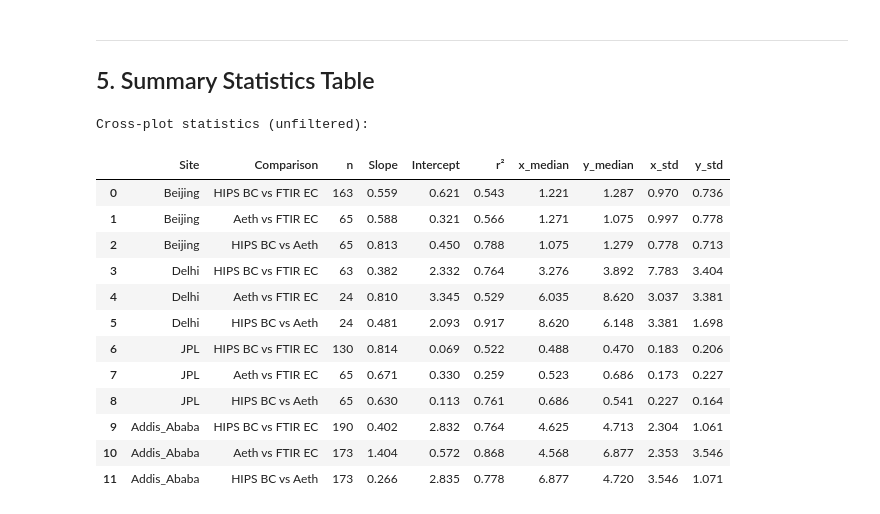
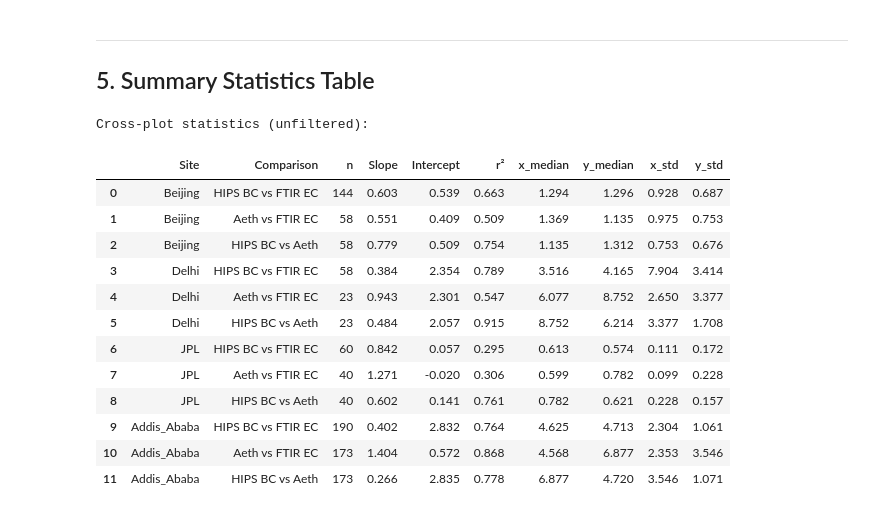
Before and after one commit to ahzs645/aethmodular, a Jupyter notebook: research/ftir_hips_chem/cross_plots_and_distributions_executed.ipynb, the cells around one changed output. Saved outputs shown, nothing was run; the diff lists cells and outputs as text; code cells hidden in the pictures.

```diff
--- a/research/ftir_hips_chem/cross_plots_and_distributions_executed.ipynb
+++ b/research/ftir_hips_chem/cross_plots_and_distributions_executed.ipynb
@@ -142,21 +182,21 @@ def plot_crossplot(data, x_col, y_col, x_label, y_label, title, ax, site_col='Si
 fig, axes = plt.subplots(1, 3, figsize=(18, 6))
 
 # 1. HIPS BC vs FTIR EC
-d = filter_wide.dropna(subset=['EC_ftir', 'HIPS_BC'])
+d = filter_clean.dropna(subset=['EC_ftir', 'HIPS_BC'])
 plot_crossplot(d, 'EC_ftir', 'HIPS_BC', 'FTIR EC (µg/m³)', 'HIPS Fabs/MAC (µg/m³)',
                'HIPS BC vs FTIR EC', axes[0])
 
 # 2. Aeth IR BCc vs FTIR EC
-d = filter_wide.dropna(subset=['EC_ftir', 'aeth_IR_BCc'])
+d = filter_clean.dropna(subset=['EC_ftir', 'aeth_IR_BCc'])
 plot_crossplot(d, 'EC_ftir', 'aeth_IR_BCc', 'FTIR EC (µg/m³)', 'Aeth IR BCc (µg/m³)',
                'Aeth IR BCc vs FTIR EC', axes[1])
 
 # 3. HIPS BC vs Aeth IR BCc
-d = filter_wide.dropna(subset=['HIPS_BC', 'aeth_IR_BCc'])
+d = filter_clean.dropna(subset=['HIPS_BC', 'aeth_IR_BCc'])
 plot_crossplot(d, 'aeth_IR_BCc', 'HIPS_BC', 'Aeth IR BCc (µg/m³)', 'HIPS Fabs/MAC (µg/m³)',
                'HIPS BC vs Aeth IR BCc', axes[2])
 
-fig.suptitle('Cross-Plots: All Sites (No AERONET Filtering)', fontsize=14, y=1.02)
+fig.suptitle('Cross-Plots: All Sites (Outliers Excluded per outliers.py)', fontsize=14, y=1.02)
 fig.tight_layout()
 fig.savefig(PLOT_DIR / 'crossplots_all_sites_unfiltered.png', dpi=150, bbox_inches='tight')
 plt.show()
@@ -173,7 +213,7 @@ sites = ['Beijing', 'Delhi', 'JPL', 'Addis_Ababa']
 fig, axes = plt.subplots(len(sites), 3, figsize=(18, 5 * len(sites)))
 
 for i, site in enumerate(sites):
-    s = filter_wide[filter_wide['SiteName'] == site]
+    s = filter_clean[filter_clean['SiteName'] == site]
 
     for j, (col, label, color) in enumerate([
         ('EC_ftir', 'FTIR EC (µg/m³)', '#2C3E50'),
@@ -203,7 +243,7 @@ fig, axes = plt.subplots(1, 4, figsize=(20, 6))
 
 for i, site in enumerate(sites):
     ax = axes[i]
-    s = filter_wide[filter_wide['SiteName'] == site]
+    s = filter_clean[filter_clean['SiteName'] == site]
 
     plot_data = []
     labels = []
@@ -375,41 +415,41 @@ display(summary_df.round(3))
 # %%
 # --- Summary table: cross-plot statistics per site (unfiltered) ---
 rows = []
 for site in sites:
-    s = filter_wide[filter_wide['SiteName'] == site]
+    s = filter_clean[filter_clean['SiteName'] == site]
 
     for x_col, y_col, comp_name in [
         ('EC_ftir', 'HIPS_BC', 'HIPS BC vs FTIR EC'),
         ('EC_ftir', 'aeth_IR_BCc', 'Aeth vs FTIR EC'),
         ('aeth_IR_BCc', 'HIPS_BC', 'HIPS BC vs Aeth'),
     ]:
         d = s.dropna(subset=[x_col, y_col])
         if len(d) >= 5:
             x, y = d[x_col].values, d[y_col].values
             slope, intercept, r, p, se = stats.linregress(x, y)
             rows.append({
                 'Site': site, 'Comparison': comp_name, 'n': len(d),
                 'Slope': slope, 'Intercept': intercept, 'r²': r**2,
                 'x_median': np.median(x), 'y_median': np.median(y),
                 'x_std': np.std(x), 'y_std': np.std(y),
             })
 
 stats_table = pd.DataFrame(rows)
 stats_table.to_csv(PLOT_DIR / 'crossplot_statistics.csv', index=False)
 print("Cross-plot statistics (unfiltered):")
 display(stats_table.round(3))
 # %% [output]
 Cross-plot statistics (unfiltered):
 |  | Site | Comparison | n | Slope | Intercept | r² | x_median | y_median | x_std | y_std |
-| 0 | Beijing | HIPS BC vs FTIR EC | 163 | 0.559 | 0.621 | 0.543 | 1.221 | 1.287 | 0.970 | 0.736 |
-| 1 | Beijing | Aeth vs FTIR EC | 65 | 0.588 | 0.321 | 0.566 | 1.271 | 1.075 | 0.997 | 0.778 |
-| 2 | Beijing | HIPS BC vs Aeth | 65 | 0.813 | 0.450 | 0.788 | 1.075 | 1.279 | 0.778 | 0.713 |
-| 3 | Delhi | HIPS BC vs FTIR EC | 63 | 0.382 | 2.332 | 0.764 | 3.276 | 3.892 | 7.783 | 3.404 |
-| 4 | Delhi | Aeth vs FTIR EC | 24 | 0.810 | 3.345 | 0.529 | 6.035 | 8.620 | 3.037 | 3.381 |
-| 5 | Delhi | HIPS BC vs Aeth | 24 | 0.481 | 2.093 | 0.917 | 8.620 | 6.148 | 3.381 | 1.698 |
-| 6 | JPL | HIPS BC vs FTIR EC | 130 | 0.814 | 0.069 | 0.522 | 0.488 | 0.470 | 0.183 | 0.206 |
-| 7 | JPL | Aeth vs FTIR EC | 65 | 0.671 | 0.330 | 0.259 | 0.523 | 0.686 | 0.173 | 0.227 |
-| 8 | JPL | HIPS BC vs Aeth | 65 | 0.630 | 0.113 | 0.761 | 0.686 | 0.541 | 0.227 | 0.164 |
+| 0 | Beijing | HIPS BC vs FTIR EC | 144 | 0.603 | 0.539 | 0.663 | 1.294 | 1.296 | 0.928 | 0.687 |
+| 1 | Beijing | Aeth vs FTIR EC | 58 | 0.551 | 0.409 | 0.509 | 1.369 | 1.135 | 0.975 | 0.753 |
+| 2 | Beijing | HIPS BC vs Aeth | 58 | 0.779 | 0.509 | 0.754 | 1.135 | 1.312 | 0.753 | 0.676 |
+| 3 | Delhi | HIPS BC vs FTIR EC | 58 | 0.384 | 2.354 | 0.789 | 3.516 | 4.165 | 7.904 | 3.414 |
+| 4 | Delhi | Aeth vs FTIR EC | 23 | 0.943 | 2.301 | 0.547 | 6.077 | 8.752 | 2.650 | 3.377 |
+| 5 | Delhi | HIPS BC vs Aeth | 23 | 0.484 | 2.057 | 0.915 | 8.752 | 6.214 | 3.377 | 1.708 |
+| 6 | JPL | HIPS BC vs FTIR EC | 60 | 0.842 | 0.057 | 0.295 | 0.613 | 0.574 | 0.111 | 0.172 |
+| 7 | JPL | Aeth vs FTIR EC | 40 | 1.271 | -0.020 | 0.306 | 0.599 | 0.782 | 0.099 | 0.228 |
+| 8 | JPL | HIPS BC vs Aeth | 40 | 0.602 | 0.141 | 0.761 | 0.782 | 0.621 | 0.228 | 0.157 |
 | 9 | Addis_Ababa | HIPS BC vs FTIR EC | 190 | 0.402 | 2.832 | 0.764 | 4.625 | 4.713 | 2.304 | 1.061 |
 | 10 | Addis_Ababa | Aeth vs FTIR EC | 173 | 1.404 | 0.572 | 0.868 | 4.568 | 6.877 | 2.353 | 3.546 |
 | 11 | Addis_Ababa | HIPS BC vs Aeth | 173 | 0.266 | 2.835 | 0.778 | 6.877 | 4.720 | 3.546 | 1.071 |
```
Also changed, not shown: parts of 3 cells of this notebook, 3 other files.
